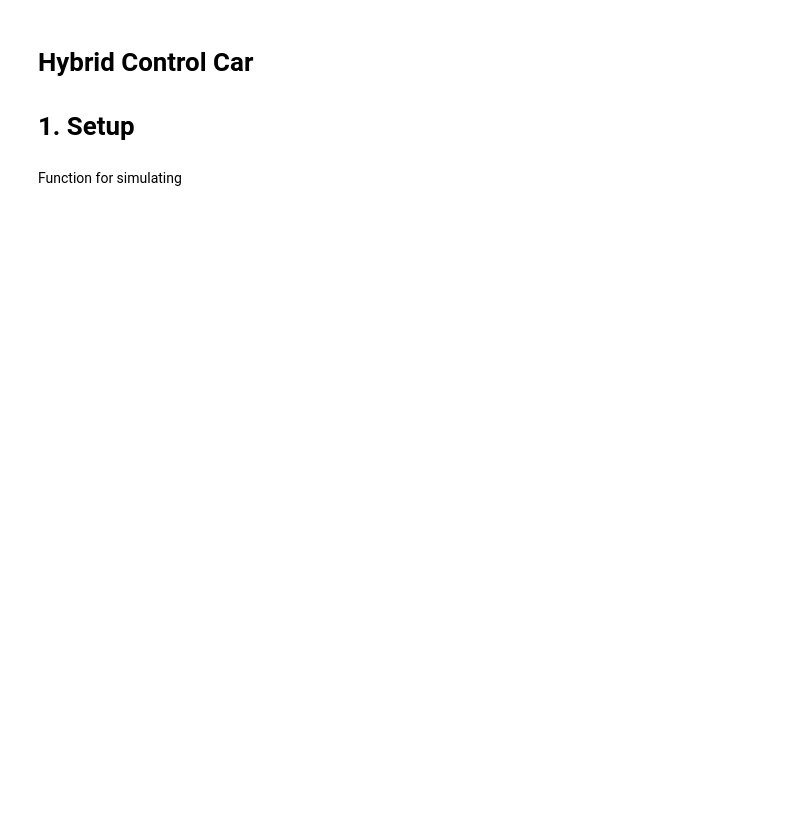
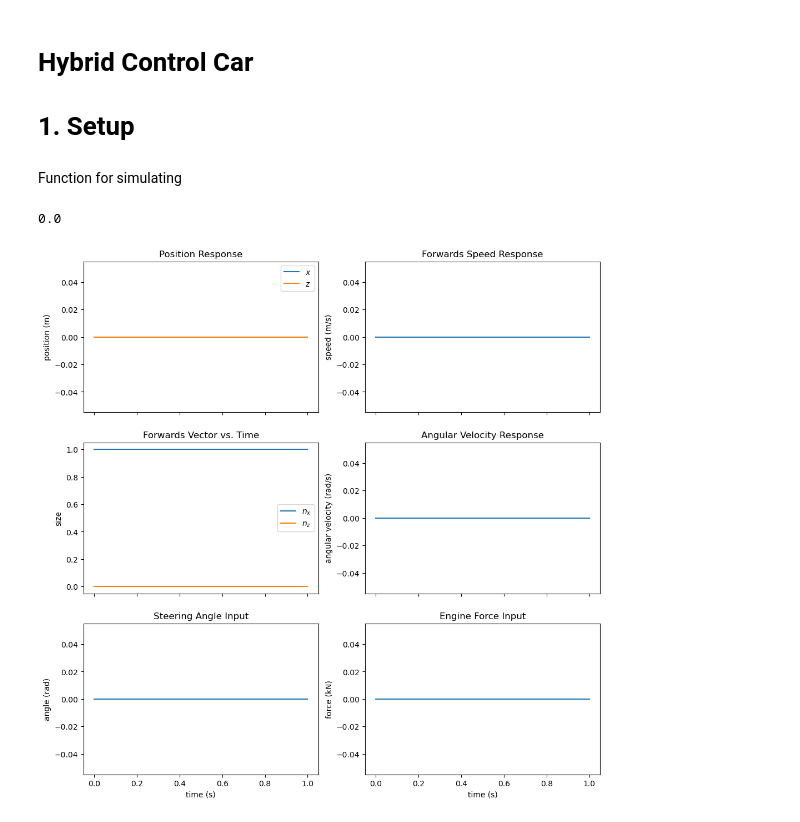
Before and after one commit to KylerLimata/hybrid-control-car, a Jupyter notebook: project3.ipynb, the cells around one changed output. Saved outputs shown, nothing was run; the diff lists cells and outputs as text; code cells hidden in the pictures; blank space fills up the shorter version.

```diff
--- a/project3.ipynb
+++ b/project3.ipynb
@@ -50,10 +96,18 @@ def simulate_response(initial_state, inputs, nsteps, nstates, config: hcc.Simula
 # %%
 tf_debug = 1
 nsteps_debug = tf_debug*hz
 debug_inputs1 = np.vstack((
     0.0*np.ones(nsteps_debug),
     0.0*np.ones(nsteps_debug)
 )).T
 phi0 = 0
 x0 = np.array([0.0, 0.0, np.cos(phi0), np.sin(phi0), 0.0, 0.0])
 debug_states1 = simulate_response(x0, debug_inputs1, nsteps_debug, nstates, config)
+t_debug = np.linspace(0, tf_debug, nsteps_debug)
+
+plot_response(t_debug, debug_states1, debug_inputs1)
+
+print(debug_states1[2, 4])
+# %% [output]
+0.0
+[figure, added]
```
Also changed, not shown: parts of 3 cells of this notebook, 4 other files.
